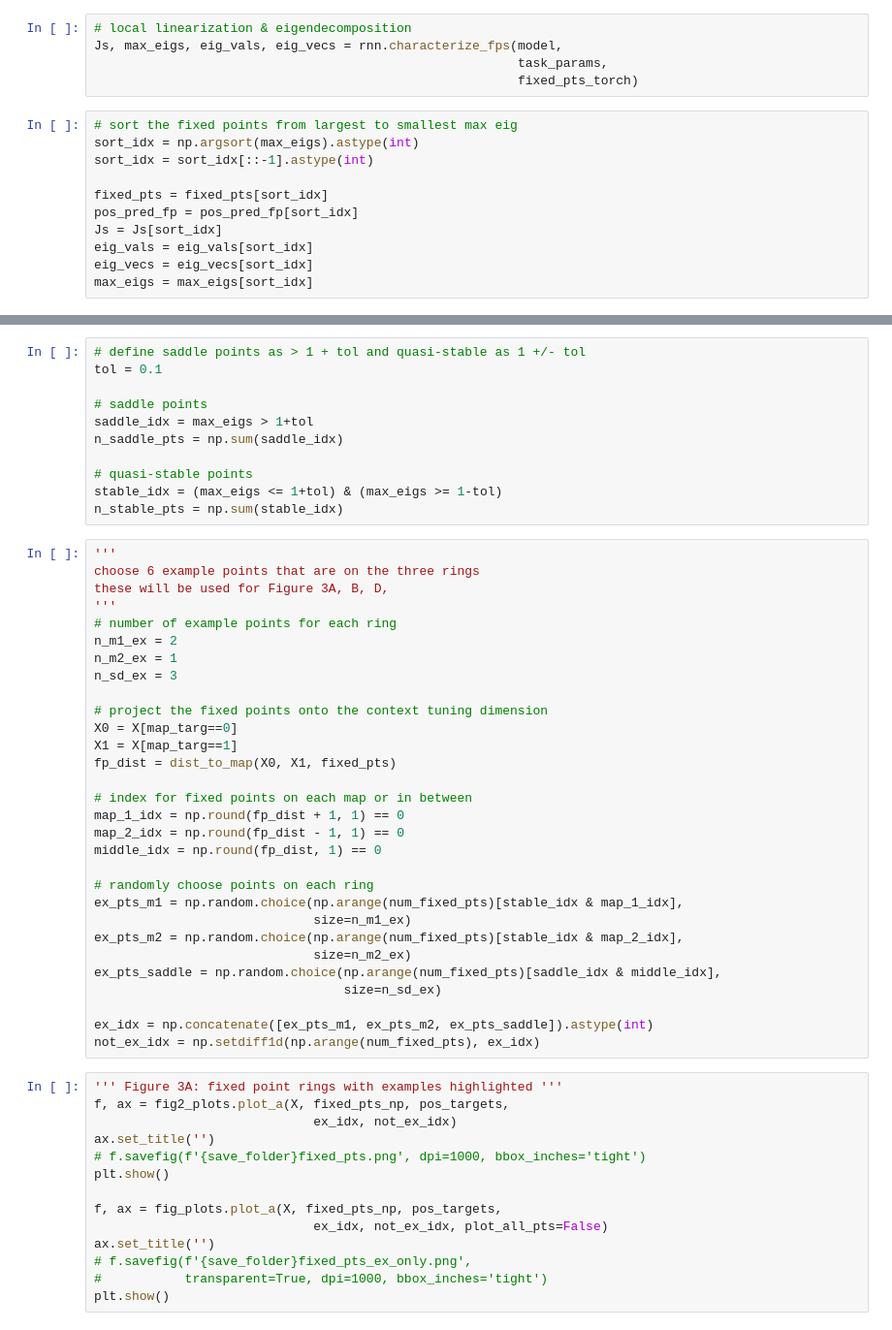
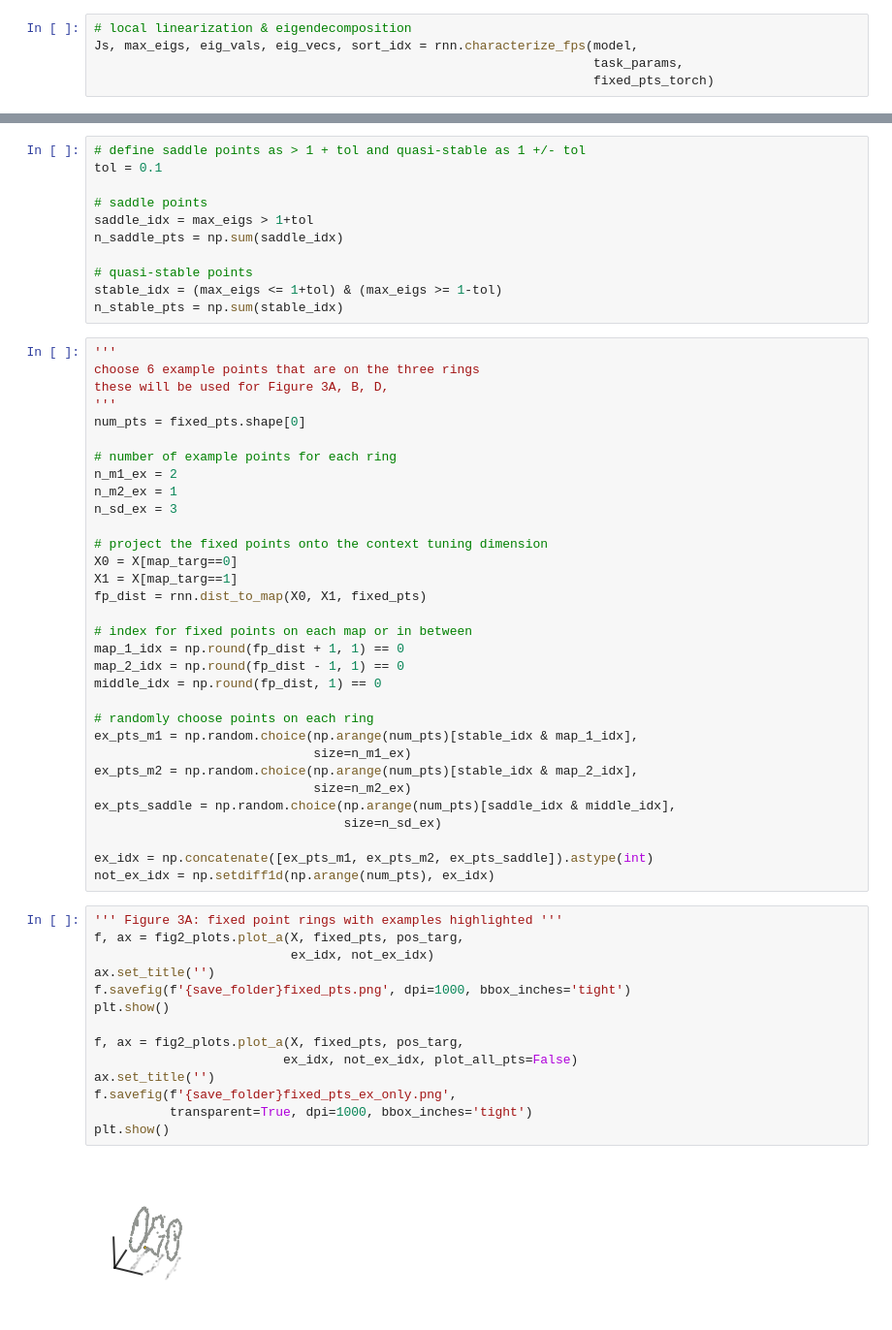
Before and after one commit to ahwillia/rnn_remapping_paper, a Jupyter notebook: fig2_fixedpts/make_fig2.ipynb, the cells around one changed output, grey strips where cells are left out. Shown at 97% size. Drawn from its saved outputs; the diff is of its cells as text.

Commit message:
found fixed pts for model 10_100 and eigenval half of fig 3

```diff
--- a/fig2_fixedpts/make_fig2.ipynb
+++ b/fig2_fixedpts/make_fig2.ipynb
@@ -49,16 +51,5 @@ fixed_pts, fixed_pts_torch, pos_pred_fp = rnn.load_fixed_pts(data_folder, model_
 # %%
 # local linearization & eigendecomposition
-Js, max_eigs, eig_vals, eig_vecs = rnn.characterize_fps(model,
-                                                        task_params,
-                                                        fixed_pts_torch)
+Js, max_eigs, eig_vals, eig_vecs, sort_idx = rnn.characterize_fps(model,
+                                                                  task_params,
+                                                                  fixed_pts_torch)
-# %%
-# sort the fixed points from largest to smallest max eig
-sort_idx = np.argsort(max_eigs).astype(int)
-sort_idx = sort_idx[::-1].astype(int)
-
-fixed_pts = fixed_pts[sort_idx]
-pos_pred_fp = pos_pred_fp[sort_idx]
-Js = Js[sort_idx]
-eig_vals = eig_vals[sort_idx]
-eig_vecs = eig_vecs[sort_idx]
-max_eigs = max_eigs[sort_idx]
@@ -78,6 +72,8 @@ n_stable_pts = np.sum(stable_idx)
 choose 6 example points that are on the three rings
 these will be used for Figure 3A, B, D,
 '''
+num_pts = fixed_pts.shape[0]
+
 # number of example points for each ring
 n_m1_ex = 2
 n_m2_ex = 1
@@ -86,7 +82,7 @@ n_sd_ex = 3
 # project the fixed points onto the context tuning dimension
 X0 = X[map_targ==0]
 X1 = X[map_targ==1]
-fp_dist = dist_to_map(X0, X1, fixed_pts)
+fp_dist = rnn.dist_to_map(X0, X1, fixed_pts)
 
 # index for fixed points on each map or in between
 map_1_idx = np.round(fp_dist + 1, 1) == 0
@@ -94,26 +90,28 @@ map_2_idx = np.round(fp_dist - 1, 1) == 0
 middle_idx = np.round(fp_dist, 1) == 0
 
 # randomly choose points on each ring
-ex_pts_m1 = np.random.choice(np.arange(num_fixed_pts)[stable_idx & map_1_idx],
+ex_pts_m1 = np.random.choice(np.arange(num_pts)[stable_idx & map_1_idx],
                              size=n_m1_ex)
-ex_pts_m2 = np.random.choice(np.arange(num_fixed_pts)[stable_idx & map_2_idx],
+ex_pts_m2 = np.random.choice(np.arange(num_pts)[stable_idx & map_2_idx],
                              size=n_m2_ex)
-ex_pts_saddle = np.random.choice(np.arange(num_fixed_pts)[saddle_idx & middle_idx],
+ex_pts_saddle = np.random.choice(np.arange(num_pts)[saddle_idx & middle_idx],
                                  size=n_sd_ex)
 
 ex_idx = np.concatenate([ex_pts_m1, ex_pts_m2, ex_pts_saddle]).astype(int)
-not_ex_idx = np.setdiff1d(np.arange(num_fixed_pts), ex_idx)
+not_ex_idx = np.setdiff1d(np.arange(num_pts), ex_idx)
 # %%
 ''' Figure 3A: fixed point rings with examples highlighted '''
-f, ax = fig2_plots.plot_a(X, fixed_pts_np, pos_targets,
-                             ex_idx, not_ex_idx)
+f, ax = fig2_plots.plot_a(X, fixed_pts, pos_targ,
+                          ex_idx, not_ex_idx)
 ax.set_title('')
-# f.savefig(f'{save_folder}fixed_pts.png', dpi=1000, bbox_inches='tight')
+f.savefig(f'{save_folder}fixed_pts.png', dpi=1000, bbox_inches='tight')
 plt.show()
 
-f, ax = fig_plots.plot_a(X, fixed_pts_np, pos_targets,
-                             ex_idx, not_ex_idx, plot_all_pts=False)
+f, ax = fig2_plots.plot_a(X, fixed_pts, pos_targ,
+                         ex_idx, not_ex_idx, plot_all_pts=False)
 ax.set_title('')
-# f.savefig(f'{save_folder}fixed_pts_ex_only.png',
-#           transparent=True, dpi=1000, bbox_inches='tight')
+f.savefig(f'{save_folder}fixed_pts_ex_only.png',
+          transparent=True, dpi=1000, bbox_inches='tight')
 plt.show()
+# %% [output]
+[figure, added]
```
Also changed, not shown: parts of 6 cells of this notebook, 11 other files.
